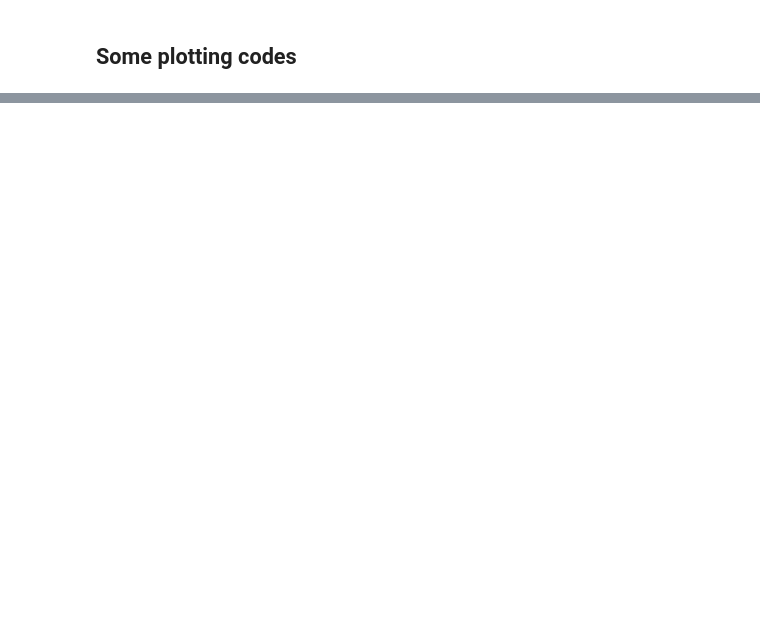
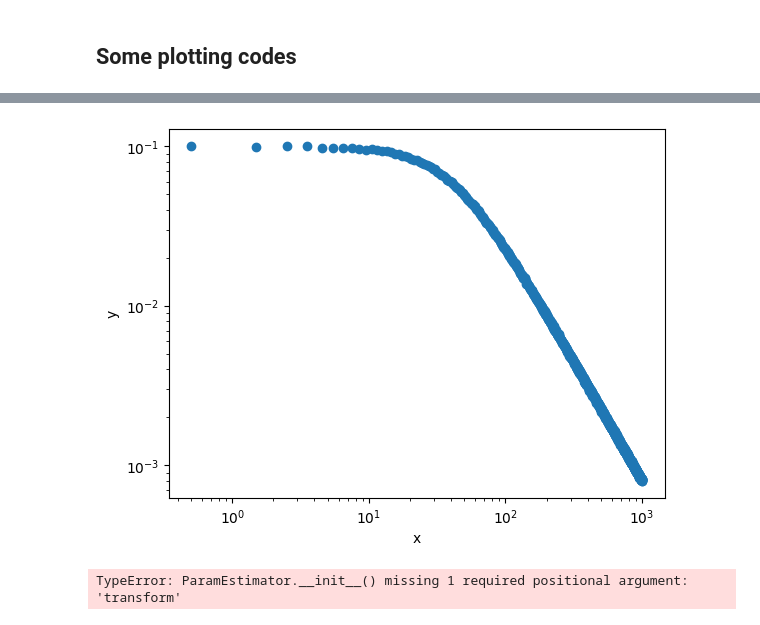
Before and after one commit to alpish0510/WALKER, a Jupyter notebook: constructor.ipynb, the cells around one changed output, grey strips where cells are left out. Drawn from its saved outputs; the diff is of its cells as text; code cells hidden in the pictures; blank space fills up the shorter version.

```diff
--- a/constructor.ipynb
+++ b/constructor.ipynb
@@ -1203,0 +1210,54 @@ g.plot_2d([samples], "m", "b", shaded=True)
+# %%
+##### Test
+
+def beta_model(x, theta):
+    log_n0, log_rc, beta = theta
+    n0 = np.exp(log_n0)
+    rc = np.exp(log_rc)
+    return n0 * (1 + (x / rc)**2)**(-1.5 * beta)
+
+
+def flat_prior(theta):
+    log_n0, log_rc, beta = theta
+    n0 = np.exp(log_n0)
+    rc = np.exp(log_rc)
+    if 0 < n0 < 1 and -5 < log_rc < 50 and -1 < beta < 1:
+        return 0.0
+    return -np.inf
+
+##mock data
+x = np.linspace(0.5, 1000, 1000)
+y= beta_model(x, [np.log(1e-1), np.log(40), 0.5])
+rng = np.random.default_rng(42)
+yerr = 0.01*y
+y = y + rng.normal(0, yerr)
+yerr = 0.01*y
+#y += yerr * np.random.randn(len(x))
+
+plt.errorbar(x, y, yerr=yerr, fmt='o')
+plt.xlabel("x")
+plt.ylabel("y")
+plt.xscale("log")
+plt.yscale("log")
+plt.show()
+# %% [output]
+[figure, added]
+# %%
+fitter=wk.ParamEstimator(x,y,yerr,model=beta_model,log_prior=flat_prior)
+
+fit=wk.MCMCfit(fitter)
+fit.sample(
+    n_walkers=60,
+    n_steps=4000,
+    progress=True
+)
+fit.extract_samples(burnin=500)
+params=fit.samples
+names=['no','rc','beta']
+samples= MCSamples(samples=params, names=names, labels=names,
+                     settings={"smooth_scale_2D": 0.6})
+g = plots.get_subplot_plotter(subplot_size=3)
+g.triangle_plot([samples], filled=True,contour_colors=['blue'])
+print(fit.map())
+# %% [output]
+TypeError: ParamEstimator.__init__() missing 1 required positional argument: 'transform'
```
Also changed, not shown: parts of 13 cells of this notebook, 1 other file.
